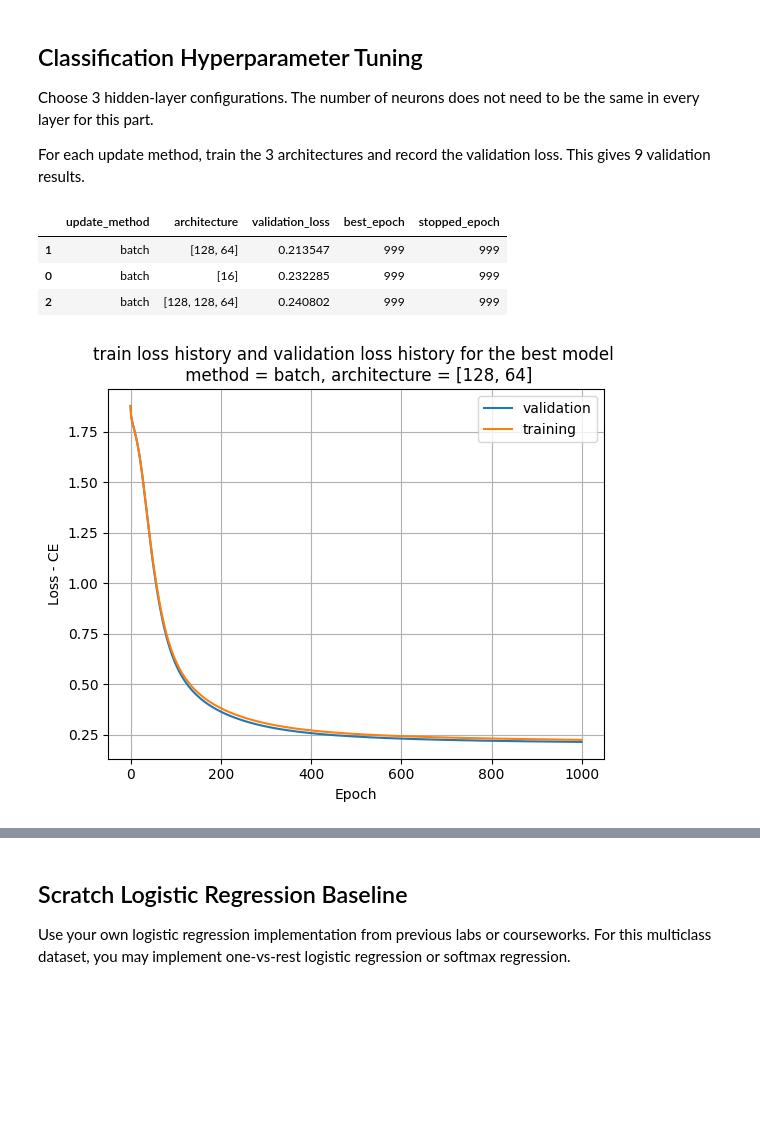
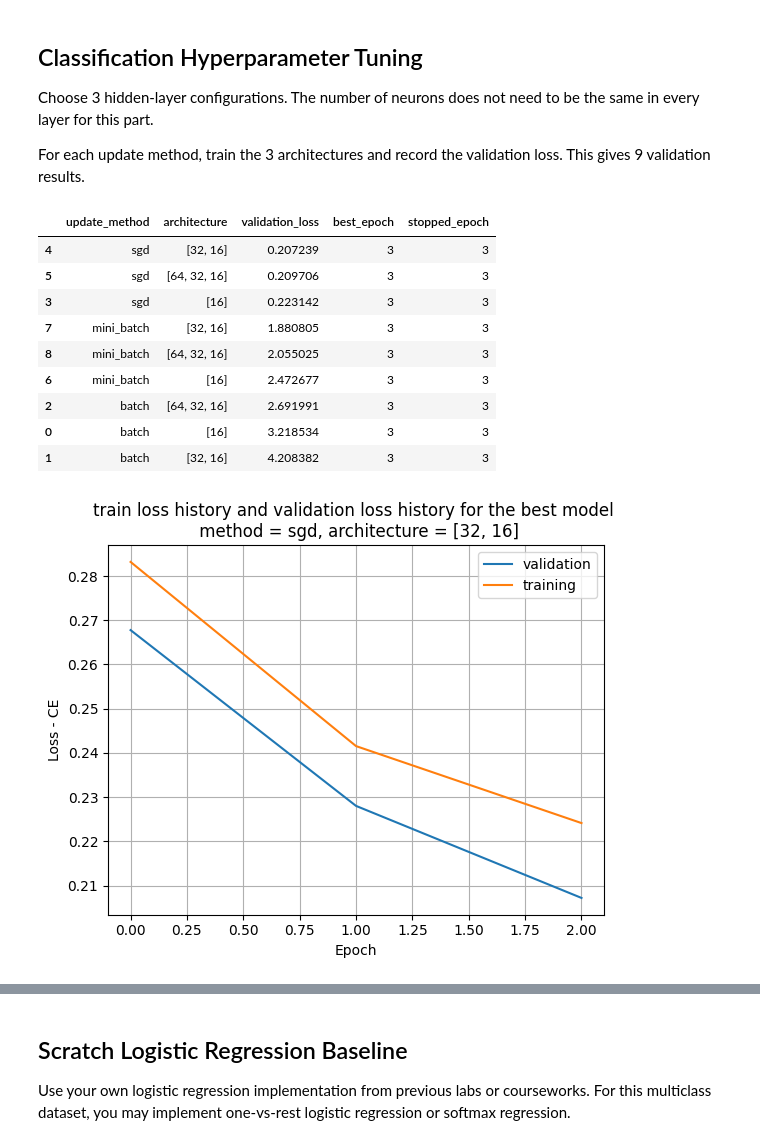
Before and after one commit to jhe-sua/fgv-teaemcd, a Jupyter notebook: tarefa3/810597.ipynb, the cells around one changed output, grey strips where cells are left out. Cells and saved outputs as stored; diff of their text form; code cells hidden in the pictures; blank space fills up the shorter version.

```diff
--- a/tarefa3/810597.ipynb
+++ b/tarefa3/810597.ipynb
@@ -1217,7 +1226,7 @@ class NeuralNetworkMulticlassClassifier:
         patience_count = 0
         best_weights = [W.copy() for W in self.weights]
 
-        for epoch in range(epochs):
+        for epoch in range(1, epochs + 1):
             if update_method in ("sgd", "mini_batch"):
                 indices = np.random.permutation(X_train.shape[0])
                 X_epoch = X_train[indices]
@@ -1269,7 +1278,7 @@ class NeuralNetworkMulticlassClassifier:
     def predict_proba(self, X):
         # TODO: return class probabilities.
         prob, _ = self.forward(X)
-        return prob
+        return self.softmax(prob)
 
     def predict(self, X):
         # TODO: return predicted class indices.
@@ -1285,12 +1294,12 @@ For each update method, train the 3 architectures and record the validation loss
 # %%
 classification_layer_configs = [
     [16],
-    [128, 64],
-    [128, 128, 64],
+    [32, 16],
+    [64, 32, 16],
 ]
 classification_update_methods = ["batch", "sgd", "mini_batch"]
 classification_learning_rate = 0.01
-classification_epochs = 1000
+classification_epochs = 3
 classification_patience = 50
 
 # TODO: train every architecture/update-method combination.
@@ -1298,14 +1307,14 @@ classification_patience = 50
 
 results = []
 best_loss_c = float("inf")
-best_train_loss_c = None
-best_val_loss_c = None
+best_train_loss_history_c = None
+best_val_loss_history_c = None
 best_stopped_epoch_c = 0
 goat_epoch_c = 0
 
 # TODO: train every architecture/update-method combination.
 # Store at least: update_method, hidden_layers, neurons_per_layer, validation_rmse, best_epoch, stopped_epoch.
-for cada_update_method in classification_update_methods[0:1]:
+for cada_update_method in classification_update_methods:
     for cada_layer_config in classification_layer_configs:
         NNC = NeuralNetworkMulticlassClassifier(
             X_train.shape[1],
@@ -1325,49 +1334,55 @@ for cada_update_method in classification_update_methods[0:1]:
             y_val,
             classification_epochs,
             classification_learning_rate,
-            classification_update_methods,
+            cada_update_method,
             batch_size=256,
             patience=50
         )
 
         y_val_pred, _ = NNC.forward(X_val)
         validation_loss_c = NNC.categorical_crossentropy(
             y_val, y_val_pred)
 
         if validation_loss_c < best_loss_c:
             best_loss_c = validation_loss_c
-            best_train_loss_c = train_loss_history_c
-            best_val_loss_c = validation_loss_history_c
+            best_train_loss_history_c = train_loss_history_c
+            best_val_loss_history_c = validation_loss_history_c
             best_stopped_epoch_c = stopped_epoch_c
             goat_epoch_c = best_epoch_c
 
 
         results.append({
             "update_method":cada_update_method,
-            "architecture":cada_layer_config.__str__(),
+            "architecture":cada_layer_config,
             "validation_loss":validation_loss_c,
             "best_epoch":best_epoch_c,
             "stopped_epoch":stopped_epoch_c
         })
 
 
 # classification_results = pd.DataFrame(...)
 # display(classification_results.sort_values("validation_loss"))
 
 classification_results = pd.DataFrame(results)
 display(classification_results.sort_values("validation_loss"))
 # %% [output]
 |  | update_method | architecture | validation_loss | best_epoch | stopped_epoch |
-| 1 | batch | [128, 64] | 0.213547 | 999 | 999 |
-| 0 | batch | [16] | 0.232285 | 999 | 999 |
-| 2 | batch | [128, 128, 64] | 0.240802 | 999 | 999 |
+| 4 | sgd | [32, 16] | 0.207239 | 3 | 3 |
+| 5 | sgd | [64, 32, 16] | 0.209706 | 3 | 3 |
+| 3 | sgd | [16] | 0.223142 | 3 | 3 |
+| 7 | mini_batch | [32, 16] | 1.880805 | 3 | 3 |
+| 8 | mini_batch | [64, 32, 16] | 2.055025 | 3 | 3 |
+| 6 | mini_batch | [16] | 2.472677 | 3 | 3 |
+| 2 | batch | [64, 32, 16] | 2.691991 | 3 | 3 |
+| 0 | batch | [16] | 3.218534 | 3 | 3 |
+| 1 | batch | [32, 16] | 4.208382 | 3 | 3 |
 # %%
 # TODO: Plot training and validation loss curves for the selected/best classifier.
 
 bm_c = classification_results.sort_values("validation_loss").values[0]
 
-plt.plot(range(best_stopped_epoch_c+1), best_val_loss_c, label="validation")
-plt.plot(range(best_stopped_epoch_c+1), best_train_loss_c, label="training")
+plt.plot(range(best_stopped_epoch_c), best_val_loss_history_c, label="validation")
+plt.plot(range(best_stopped_epoch_c), best_train_loss_history_c, label="training")
 
 plt.grid()
 plt.xlabel("Epoch")
@@ -1376,7 +1391,7 @@ plt.title(f"train loss history and validation loss history for the best model \n
 plt.legend()
 plt.show()
 # %% [output]
-[figure, old version]
+[figure, new version]
 # %%
 # TODO: Produce one validation-loss heatmap per update method.
 # Use architecture labels on the columns.
```
Also changed, not shown: parts of 13 cells of this notebook.
